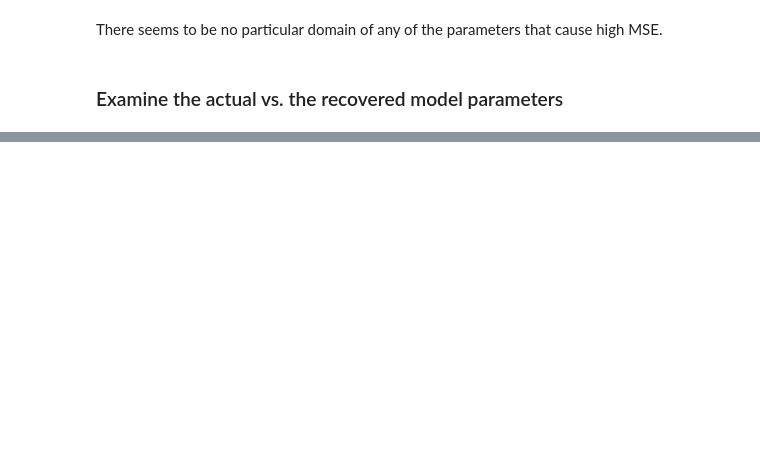
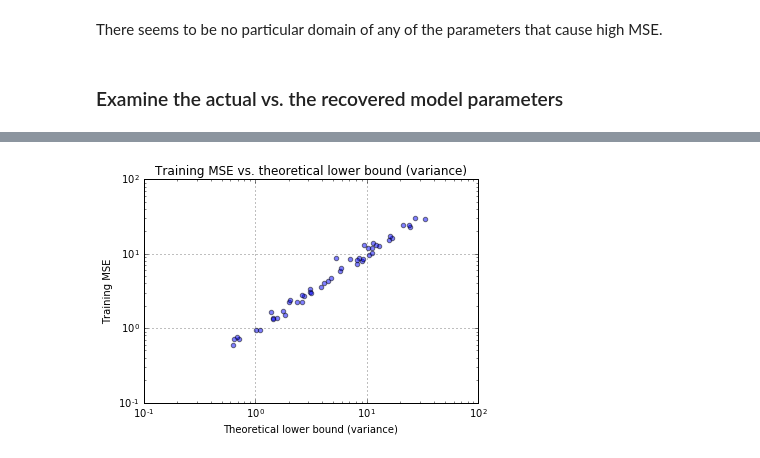
Before and after one commit to vadaszd/rsptime-simu, a Jupyter notebook: weighted p-norm 04 - NR.ipynb, the cells around one changed output, grey strips where cells are left out. Saved outputs shown, nothing was run; the diff lists cells and outputs as text; code cells hidden in the pictures; blank space fills up the shorter version.

```diff
--- a/weighted p-norm 04 - NR.ipynb
+++ b/weighted p-norm 04 - NR.ipynb
@@ -338,0 +341,4 @@ plot_actual_vs_prediction(results)
+# %%
+verbose = True
+noisy_results = WeightedPNormNR.evaluate_real(step_size=.05, l_min=-2, l_max=4, training_steps = 500, N=50, MSE_limit=0.01,
+                                        real_sigma = 1.0)
@@ -338,0 +370,22 @@ plot_actual_vs_prediction(results)
+# %%
+def log_normal_variance(mu, sigma):
+    sigma2 = sigma * sigma
+    return (np.exp(sigma2) - 1) * np.exp(2.0*mu + sigma2)
+# %%
+def plot_MSE_vs_variance(results):
+    data = list()
+    for wpn_sample, training_results, prediction_results in results:
+        data.append((log_normal_variance(wpn_sample.real_mu,  wpn_sample.real_sigma), 2.0*training_results['MSE'],) )
+
+    plt.title('Training MSE vs. theoretical lower bound (variance)')
+    plt.xscale('log')
+    plt.yscale('log')
+    plt.grid()
+    plt.scatter(*zip(*data), alpha=0.5)
+    plt.xlabel('Theoretical lower bound (variance)')
+    plt.ylabel('Training MSE')
+    plt.show()
+
+plot_MSE_vs_variance(noisy_results)
+# %% [output]
+[figure, added]
```
Also changed, not shown: parts of 18 cells of this notebook, 1 other file.
